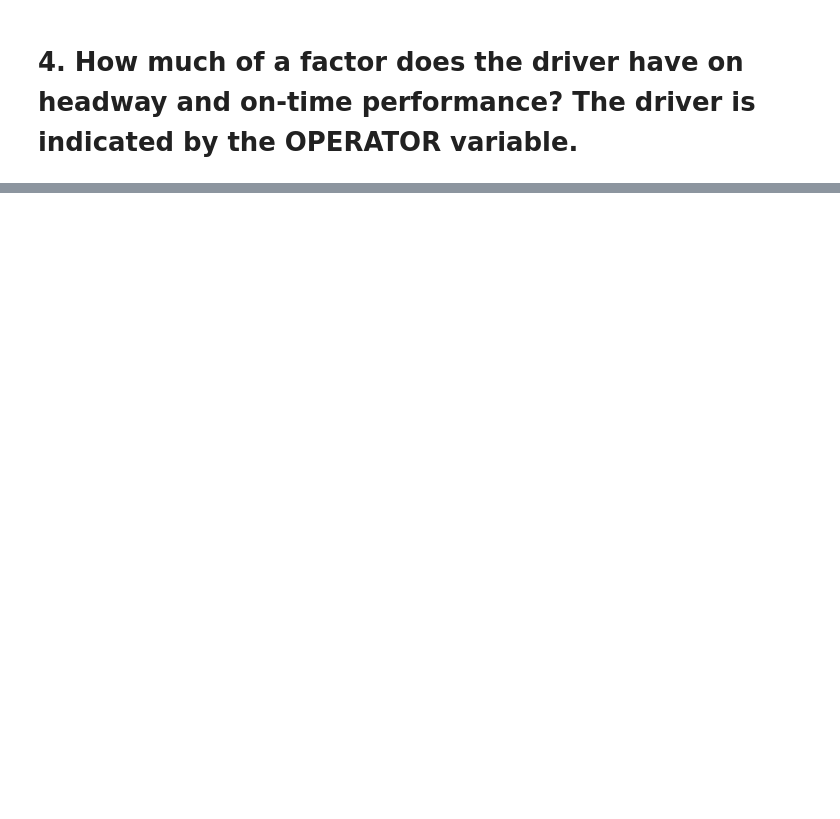
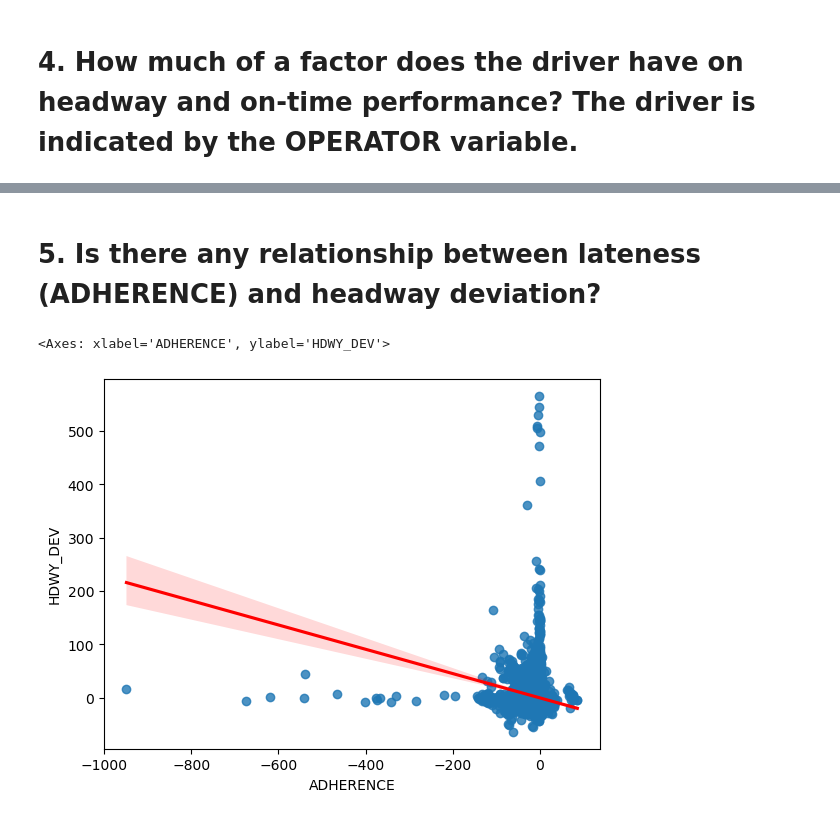
Before and after one commit to NSS-Data-Analytics-Cohort-11/wego-the-great-khans, a Jupyter notebook: notebooks/wego.ipynb, the cells around one changed output, grey strips where cells are left out. Cells and saved outputs as stored; diff of their text form; code cells hidden in the pictures; blank space fills up the shorter version.

```diff
--- a/notebooks/wego.ipynb
+++ b/notebooks/wego.ipynb
@@ -740,3 +740,5 @@ wego_clean.groupby('scheduled_time_hour')[['HDWY_DEV_PERCENT']].mean().sort_valu
 | 16 | 0.045053 |
 | 7 | 0.055280 |
 | 15 | 0.097810 |
+# %%
+wego_clean['day_name'] = wego_clean['SCHEDULED_TIME'].dt.day_name()
@@ -760,0 +855,7 @@ wego_clean[['SCHEDULED_TIME', 'ACTUAL_ARRIVAL_TIME', 'ACTUAL_DEPARTURE_TIME', 'A
+# %% [markdown]
+# 5. Is there any relationship between lateness (ADHERENCE) and headway deviation?
+# %%
+sns.regplot(x=wego_clean['ADHERENCE'], y=wego_clean['HDWY_DEV'], line_kws={'color': 'r'})
+# %% [output]
+<Axes: xlabel='ADHERENCE', ylabel='HDWY_DEV'>
+[figure, added]
```
Also changed, not shown: parts of 13 cells of this notebook.
